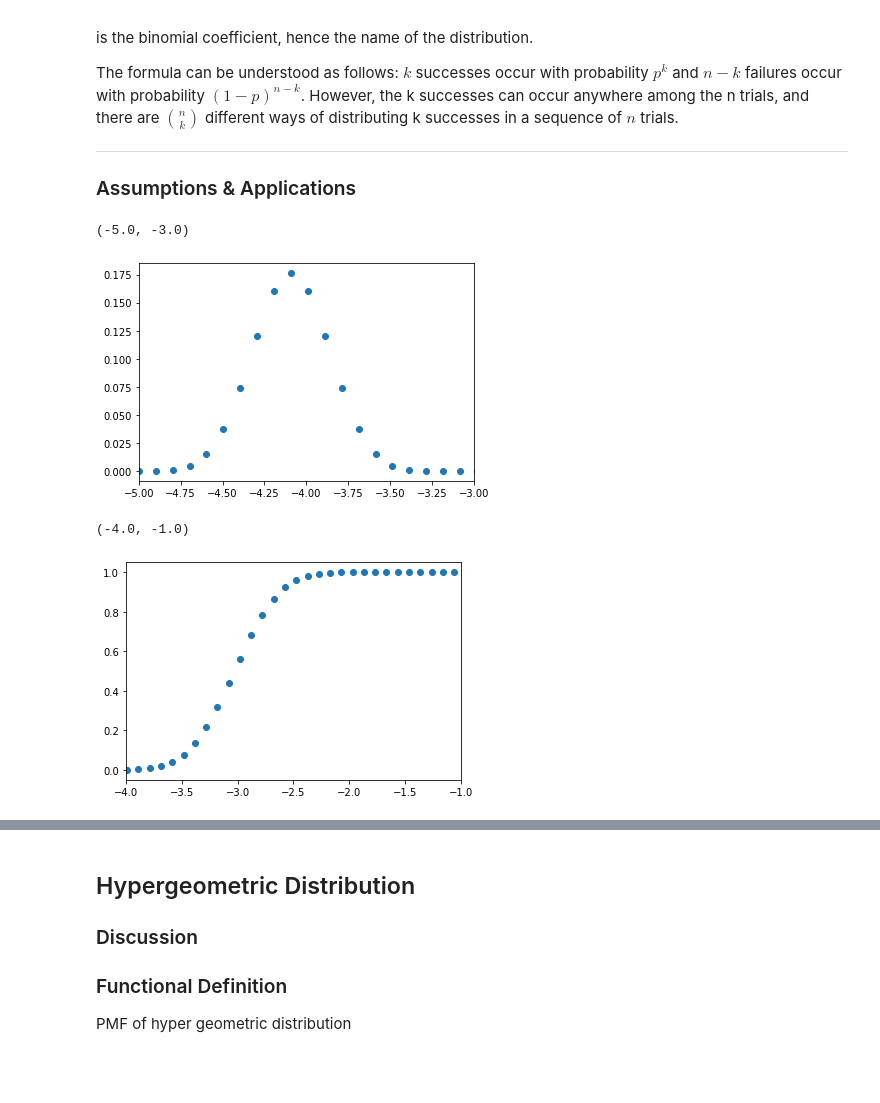
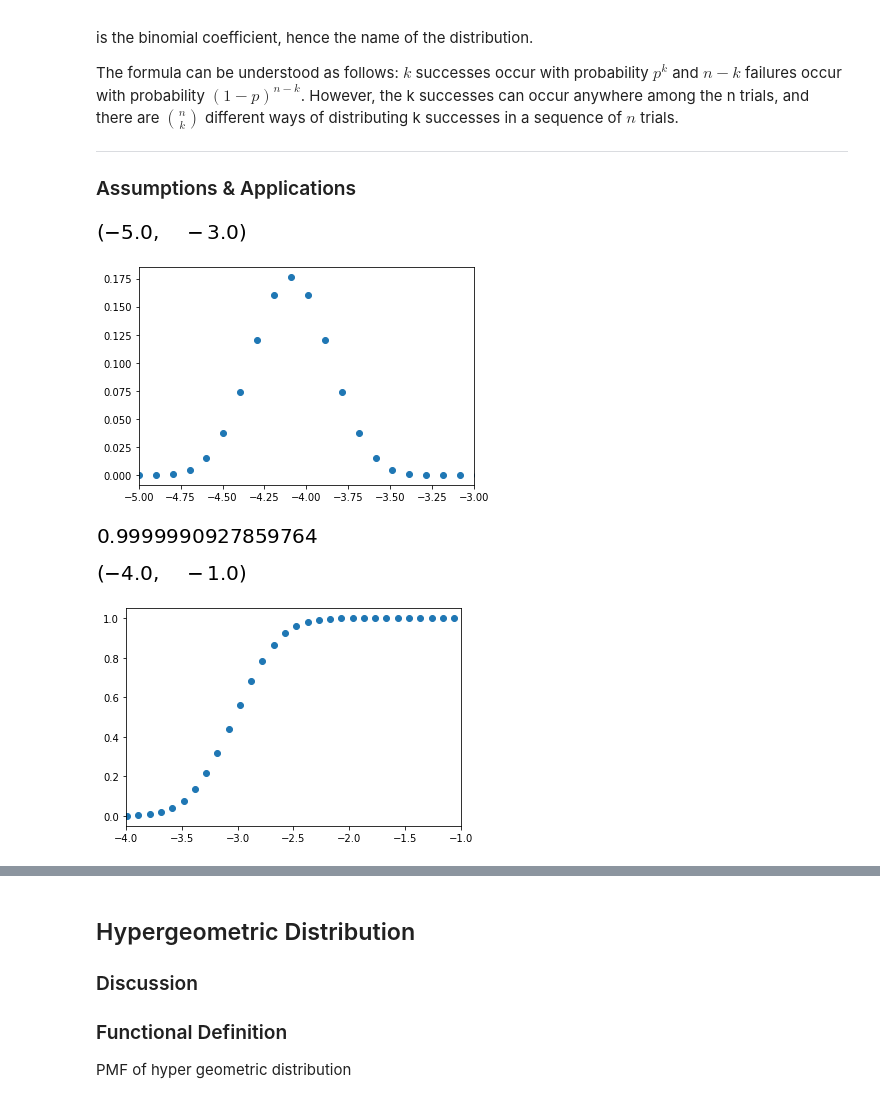
Before and after one commit to adeeconometrics/literate-programming, a Jupyter notebook: Probability_Distributions_Discrete.ipynb, the cells around one changed output, grey strips where cells are left out. Drawn from its saved outputs; the diff is of its cells as text; code cells hidden in the pictures; blank space fills up the shorter version.

```diff
--- a/Probability_Distributions_Discrete.ipynb
+++ b/Probability_Distributions_Discrete.ipynb
@@ -61,37 +129,42 @@ The formula can be understood as follows: $k$ successes occur with probability $
 # %%
 # plotting binomial distribution
 n = 20; p=0.5
 
 def bin_dist_pmf(n,p, k):
     list_k = [i+1 for i in range(0,k)]
     n_k = np.array([np.math.factorial(n)/(np.math.factorial(k)*np.math.factorial(np.abs(n-k))) for k in list_k])
     return n_k*np.power(p,k)*np.power(1-p, n-k)
 
-x = np.linspace(-5,5,100)
-y = bin_dist_pmf(n,p, len(x))
+x_bin = np.linspace(-5,5,100)
+y_bin_pmf = bin_dist_pmf(n,p, len(x_bin))
 
-plt.scatter(x,y)
+plt.scatter(x_bin,y_bin_pmf)
 plt.xlim(-5, -3)
 # %% [output]
-(-5.0, -3.0)
-[figure, old version]
+[figure, new version]
+[figure, added]
+# %%
+# cumulative sum of bin_pdf
+np.cumsum(y_bin_pmf)[-1]  # should be very close to 1
+# %% [output]
+[figure, added]
 # %%
-# cmf binomial distribution
+# cdf binomial distribution
 n=40;p=0.5
 
-def bin_dist_cmf(n,p,k):
+def bin_dist_cdf(n,p,k):
     bin_coef = lambda _i: np.array((np.math.factorial(n)/(np.math.factorial(_i)*np.math.factorial(np.abs(n-_i))))*(np.power(p,_i)*np.power((1-p),n-_i)))
     return np.cumsum([bin_coef(j) for j in range(0,k)], dtype=float)
 
 x = np.linspace(-5,5,100)
-y_0 = bin_dist_cmf(n,p,len(x))
-y_0
-plt.scatter(x,y_0)
+y_bin_cdf = bin_dist_cdf(n,p,len(x))
+y_bin_cdf
+plt.scatter(x,y_bin_cdf)
 
 plt.xlim(-4, -1)
 # %% [output]
-(-4.0, -1.0)
-[figure, old version]
+[figure, new version]
+[figure, added]
 # %%
 # simulation
 # %% [markdown]
```
Also changed, not shown: parts of 20 cells of this notebook.
